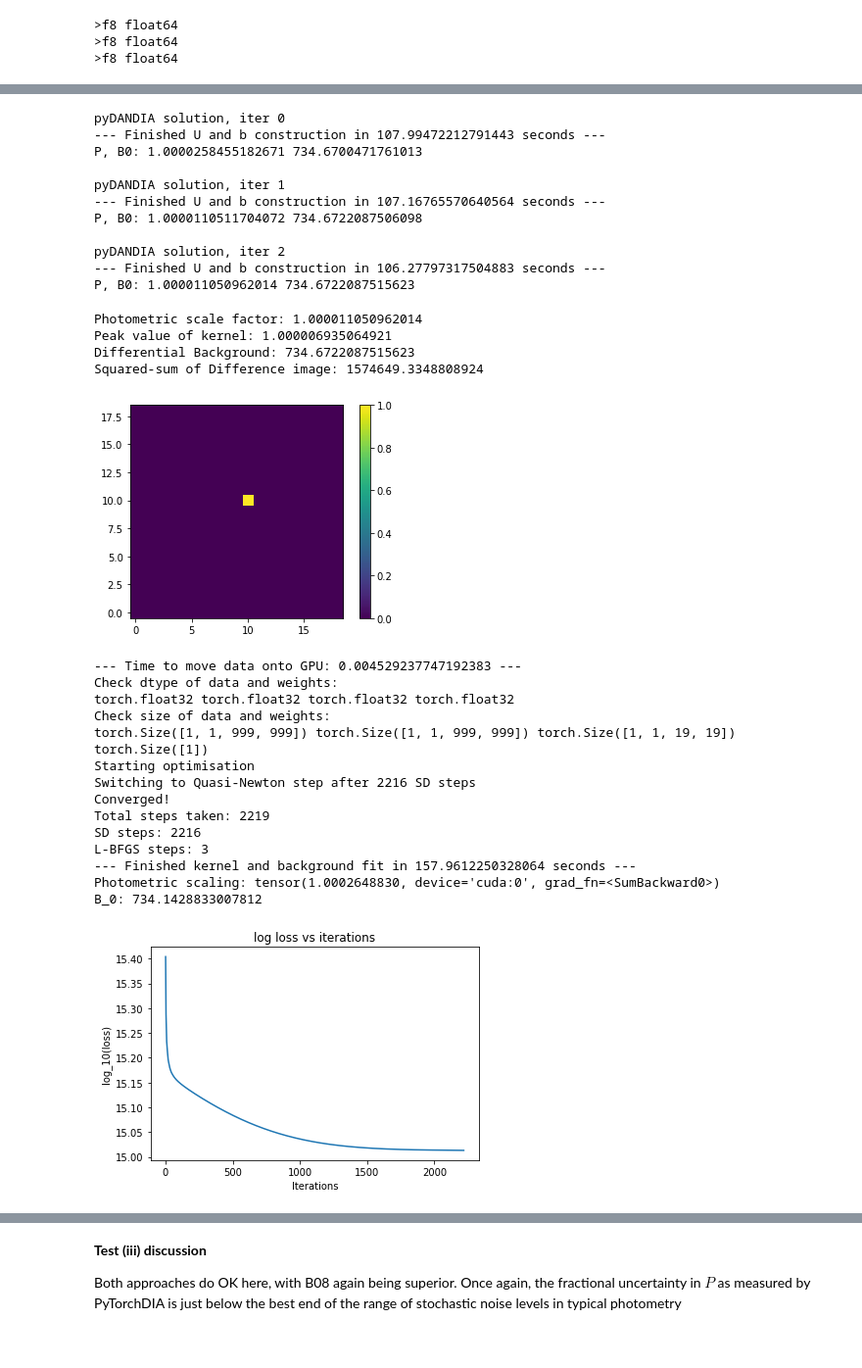
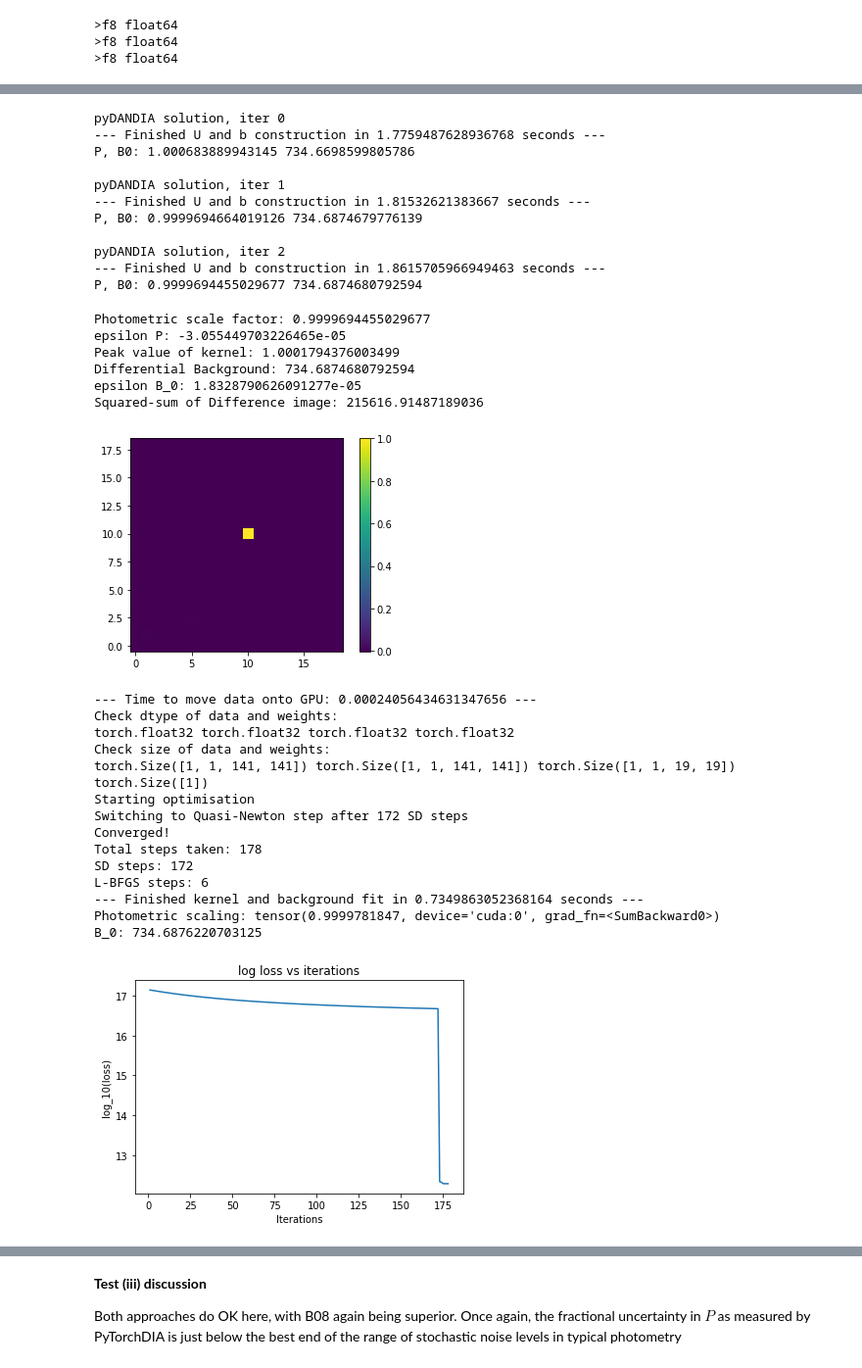
Before and after one commit to jah1994/PyTorchDIA, a Jupyter notebook: Additional simulation tests (Section 3).ipynb, the cells around one changed output, grey strips where cells are left out. Shown at 98% size. Saved outputs shown, nothing was run; the diff lists cells and outputs as text; code cells hidden in the pictures.

```diff
--- a/Additional simulation tests (Section 3).ipynb
+++ b/Additional simulation tests (Section 3).ipynb
@@ -97,6 +100,15 @@ sky = 734.6740023932911
 # required to deal with edge pixels (convolutions don't like edges!)
 def extend_image_hw(image, kernel_size):
     image_extended = np.zeros((np.shape(image)[0] + kernel_size - 1,
+                             np.shape(image)[1] + kernel_size - 1))
+    hwidth = np.int((kernel_size - 1) / 2)
+    image_extended[hwidth:image_extended.shape[0]-hwidth,
+                   hwidth:image_extended.shape[1]-hwidth] = np.array(image, float)
+    return image_extended
+
+# required to deal with edge pixels (convolutions don't like edges!)
+def extend_image_hw_nonzero(image, kernel_size, fill_level):
+    image_extended = fill_level * np.ones((np.shape(image)[0] + kernel_size - 1,
                              np.shape(image)[1] + kernel_size - 1))
     hwidth = np.int((kernel_size - 1) / 2)
     image_extended[hwidth:image_extended.shape[0]-hwidth,
@@ -127,22 +143,24 @@ save_numpy_as_fits(data3, 'data3.fits')
 # %%
-kernel_size = 25
-nx, ny = (kernel_size, kernel_size) # kernel object shape
+test_kernel_size = 19
+nx, ny = (test_kernel_size, test_kernel_size) # kernel object shape
 xg, yg = np.meshgrid(range(nx), range(ny))
 xc, yc = (np.int(nx/2), np.int(ny/2))
 sigma_k = 1.5 # gaussian kernel standard deviation
-kernel = np.exp(-0.5 * ((xg - xc) ** 2 + (yg - yc) ** 2) / sigma_k ** 2)
-kernel /= np.sum(kernel) # normalise to 1
+test_kernel = np.exp(-0.5 * ((xg - xc) ** 2 + (yg - yc) ** 2) / sigma_k ** 2)
+test_kernel /= np.sum(test_kernel) # normalise to 1
 
 # and plot
-plt.imshow(kernel, origin='lower')
+plt.imshow(test_kernel, origin='lower')
 plt.colorbar();
 
 # and convolve with the extended reference
-R_ext = extend_image_hw(R, kernel_size)
-data2_ext = convolve2d(R_ext, kernel, mode='same')
+#R_ext = extend_image_hw(R, test_kernel_size)
+R_ext = extend_image_hw_nonzero(R, test_kernel_size, fill_level=sky)
+data2_ext = convolve2d(R_ext, test_kernel, mode='same')
+save_numpy_as_fits(data2_ext, 'data2_ext.fits')
 
 # and trim back to the correct size
-hwidth = np.int((kernel_size - 1) / 2)
+hwidth = np.int((test_kernel_size - 1) / 2)
 data2 = data2_ext[hwidth:data2_ext.shape[0]-hwidth, hwidth:data2_ext.shape[1]-hwidth]
 save_numpy_as_fits(data2, 'data2.fits')
 # %% [output]
@@ -482,65 +521,69 @@ The large difference in the squared-sum of the difference image between the two
 kernel_b08_1, B0_b08_1, M_b08_1 = B08(R1, data1, np.ones(data1.shape), 19, 5, 3)
 # %% [output]
 pyDANDIA solution, iter 0
---- Finished U and b construction in 107.99472212791443 seconds ---
-P, B0: 1.0000258455182671 734.6700471761013
+--- Finished U and b construction in 1.7759487628936768 seconds ---
+P, B0: 1.000683889943145 734.6698599805786
 
 pyDANDIA solution, iter 1
---- Finished U and b construction in 107.16765570640564 seconds ---
-P, B0: 1.0000110511704072 734.6722087506098
+--- Finished U and b construction in 1.81532621383667 seconds ---
+P, B0: 0.9999694664019126 734.6874679776139
 
 pyDANDIA solution, iter 2
---- Finished U and b construction in 106.27797317504883 seconds ---
-P, B0: 1.000011050962014 734.6722087515623
+--- Finished U and b construction in 1.8615705966949463 seconds ---
+P, B0: 0.9999694455029677 734.6874680792594
 # %%
 D_b08_1 = data1 - M_b08_1
 plt.imshow(kernel_b08_1, origin='lower')
 plt.colorbar();
 print('Photometric scale factor:', np.sum(kernel_b08_1))
+print('epsilon P:', np.sum(kernel_b08_1) - 1)
 print('Peak value of kernel:', np.max(kernel_b08_1))
 print('Differential Background:', B0_b08_1)
+print('epsilon B_0:', (B0_b08_1 - sky) / sky)
 print('Squared-sum of Difference image:', np.sum(D_b08_1**2))
 # %% [output]
-Photometric scale factor: 1.000011050962014
-Peak value of kernel: 1.000006935064921
-Differential Background: 734.6722087515623
-Squared-sum of Difference image: 1574649.3348808924
+Photometric scale factor: 0.9999694455029677
+epsilon P: -3.055449703226465e-05
+Peak value of kernel: 1.0001794376003499
+Differential Background: 734.6874680792594
+epsilon B_0: 1.8328790626091277e-05
+Squared-sum of Difference image: 215616.91487189036
 [figure]
 # %%
 # and now for PyTorchDIA
-kernel_pt_1, B0_pt_1 = PyTorchDIA_CCD.DIA(R1,
+kernel_pt_1, B0_pt_1 = PyTorchDIA_noiseless.DIA(R1,
                            data1,
                            np.ones(data1.shape), # flatfield
                            rdnoise = 5,
                            G = 1,
                            ks = 19,
-                           lr_kernel = 1e-3,
-                           lr_B = 1,
+                           lr_kernel = 1e-4,
+                           lr_B = 1e-1,
                            max_iterations = 25000,
                            poly_degree=0,
                            alpha = 0.,
-                           Newton_tol = 1e-6,
+                           Newton_tol = 1e-3,
                            tol = 1e-9,
                            fast=True,
                            fisher=False,
                            show_convergence_plots=True)
 
 ext_R1 = extend_image_hw(R1, kernel_size=19)
 ext_M_pt_1 = model_image(ext_R1, kernel_pt_1, B0_pt_1)
 M_pt_1 = crop_model_image(ext_M_pt_1, kernel_size=19)
 # %% [output]
---- Time to move data onto GPU: 0.004529237747192383 ---
+--- Time to move data onto GPU: 0.00024056434631347656 ---
 Check dtype of data and weights:
 torch.float32 torch.float32 torch.float32 torch.float32
 Check size of data and weights:
-torch.Size([1, 1, 999, 999]) torch.Size([1, 1, 999, 999]) torch.Size([1, 1, 19, 19]) torch.Size([1])
+torch.Size([1, 1, 141, 141]) torch.Size([1, 1, 141, 141]) torch.Size([1, 1, 19, 19]) torch.Size([1])
 Starting optimisation
-Switching to Quasi-Newton step after 2216 SD steps
+Switching to Quasi-Newton step after 172 SD steps
 Converged!
-Total steps taken: 2219
-SD steps: 2216
-L-BFGS steps: 3
---- Finished kernel and background fit in 157.9612250328064 seconds ---
-Photometric scaling: tensor(1.0002648830, device='cuda:0', grad_fn=<SumBackward0>)
-B_0: 734.1428833007812
+Total steps taken: 178
+SD steps: 172
+L-BFGS steps: 6
+--- Finished kernel and background fit in 0.7349863052368164 seconds ---
+Photometric scaling: tensor(0.9999781847, device='cuda:0', grad_fn=<SumBackward0>)
+B_0: 734.6876220703125
-[figure, old version]
+[figure, new version]
```
Also changed, not shown: parts of 34 cells of this notebook.
